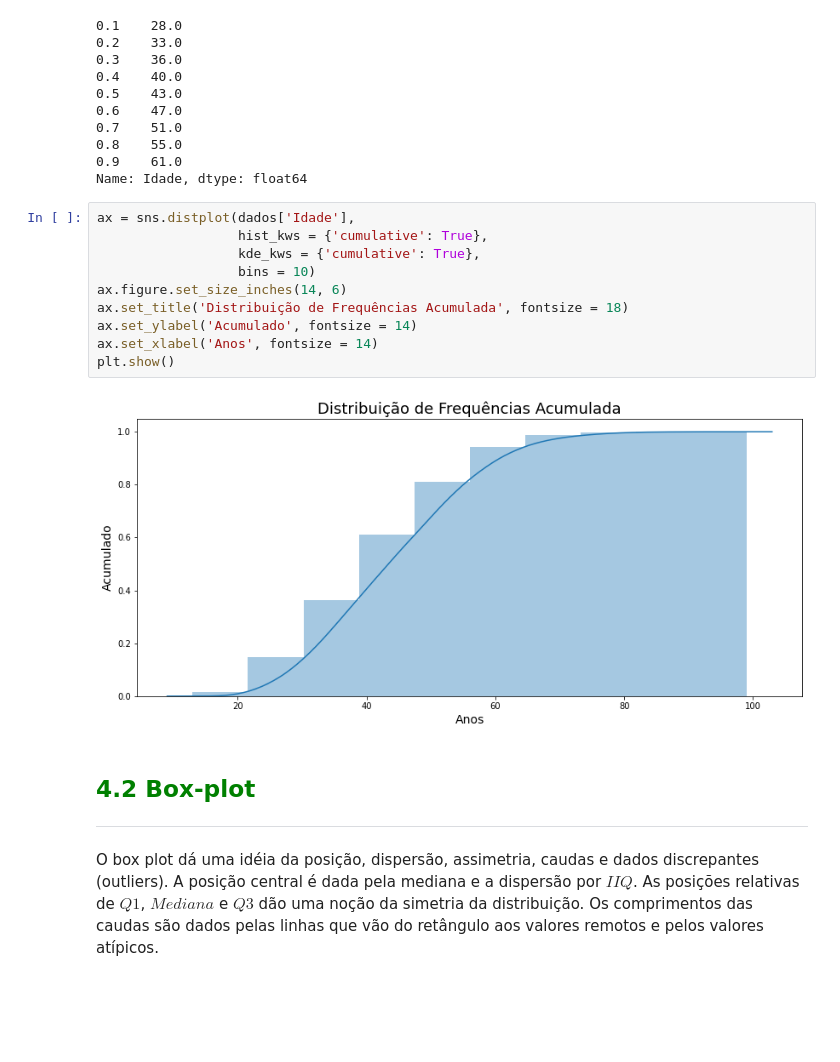
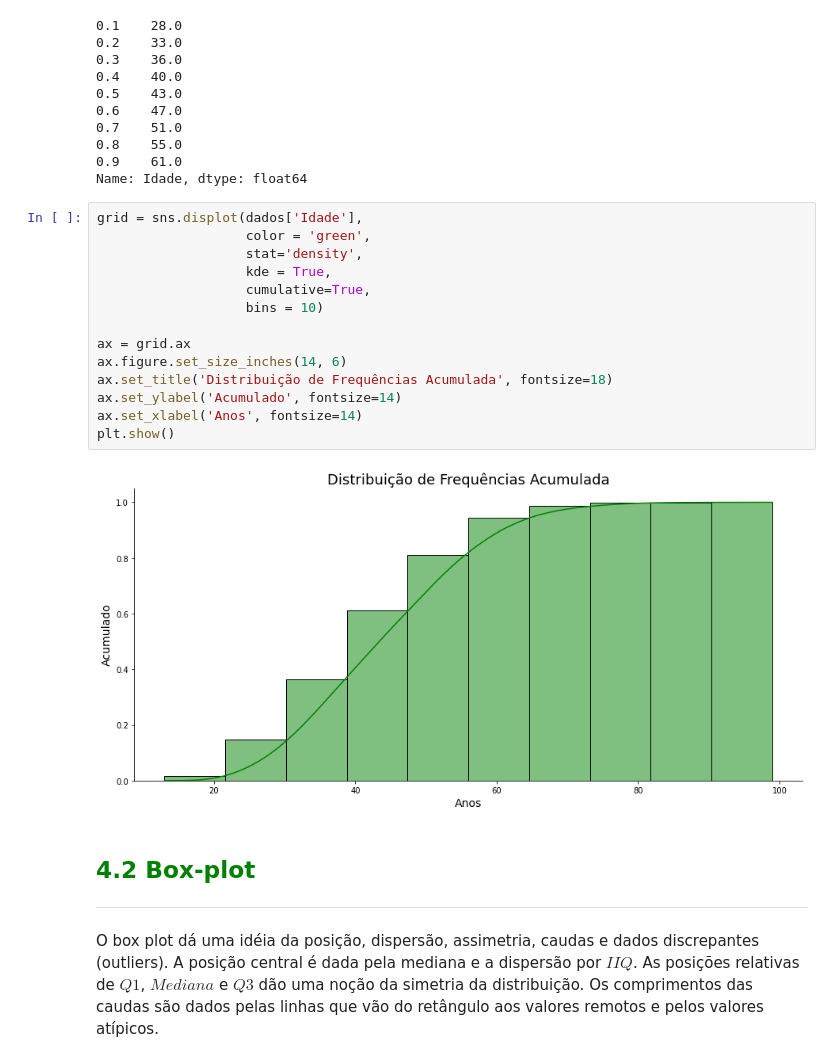
Before and after one commit to JulianoMata/curso_alura_estatistica_python, a Jupyter notebook: Curso_de_Estatística_Parte_1.ipynb, the cells around one changed output. Drawn from its saved outputs; the diff is of its cells as text; blank space fills up the shorter version.

```diff
--- a/Curso_de_Estatística_Parte_1.ipynb
+++ b/Curso_de_Estatística_Parte_1.ipynb
@@ -1016,17 +1060,21 @@ dados['Idade'].quantile([i/10 for i in range(1, 10)])
 0.9    61.0
 Name: Idade, dtype: float64
 # %%
-ax = sns.distplot(dados['Idade'],
-                  hist_kws = {'cumulative': True},
-                  kde_kws = {'cumulative': True},
-                  bins = 10)
+grid = sns.displot(dados['Idade'],
+                   color = 'green',
+                   stat='density',
+                   kde = True,
+                   cumulative=True,
+                   bins = 10)
+
+ax = grid.ax
 ax.figure.set_size_inches(14, 6)
-ax.set_title('Distribuição de Frequências Acumulada', fontsize = 18)
-ax.set_ylabel('Acumulado', fontsize = 14)
-ax.set_xlabel('Anos', fontsize = 14)
+ax.set_title('Distribuição de Frequências Acumulada', fontsize=18)
+ax.set_ylabel('Acumulado', fontsize=14)
+ax.set_xlabel('Anos', fontsize=14)
 plt.show()
 # %% [output]
-[figure, old version]
+[figure, new version]
 # %% [markdown]
 ## <font color=green>4.2 Box-plot</font>
 ***
```
Also changed, not shown: parts of 11 cells of this notebook.
